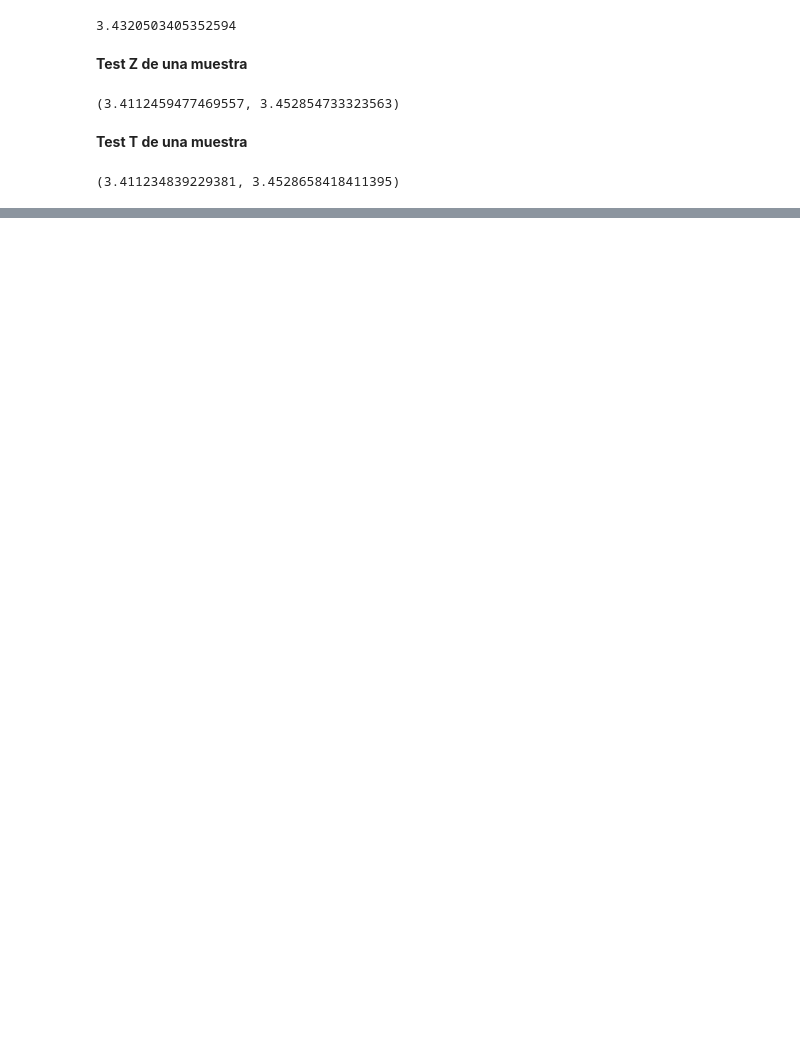
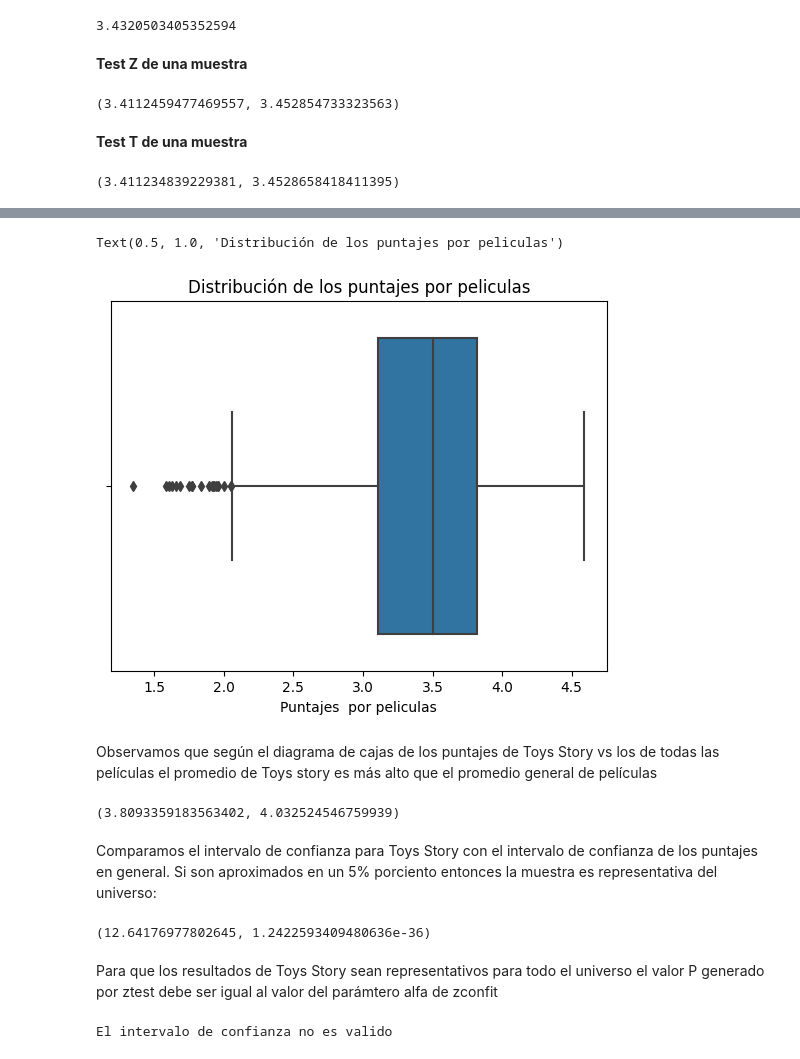
Before and after one commit to JuanPerezMolina/tests_estadisticos_python, a Jupyter notebook: 231028-1_1tests_estadisticos_python.ipynb, the cells around one changed output, grey strips where cells are left out. Cells and saved outputs as stored; diff of their text form; code cells hidden in the pictures; blank space fills up the shorter version.

Commit message:
Test una muestra: problemas con muestras pequeñas

```diff
--- a/231028-1_1tests_estadisticos_python.ipynb
+++ b/231028-1_1tests_estadisticos_python.ipynb
@@ -452,0 +469,35 @@ desc_puntaje_promedio_mas_de_nueve_se.tconfint_mean()
+# %%
+# Diagrama de caja de medidas de distribución de los puntajes de todas las películas
+ax = sns.boxplot(x=puntaje_promedio_mas_de_nueve_se)
+ax.set(xlabel="Puntajes  por peliculas")
+ax.set_title("Distribución de los puntajes por peliculas")
+# %% [output]
+Text(0.5, 1.0, 'Distribución de los puntajes por peliculas')
+[figure, added]
+# %% [markdown]
+Observamos que según el diagrama de cajas de los puntajes de Toys Story vs los de todas las películas el promedio de Toys story es más alto que el promedio general de películas
+# %%
+# Calculamos el intervalo de confianza para la muestra de Toys Story
+zconfint(puntajes_toys_story_df.rating)
+# %% [output]
+(3.8093359183563402, 4.032524546759939)
+# %% [markdown]
+Comparamos el intervalo de confianza para Toys Story con el intervalo de confianza de los puntajes en general. Si son aproximados en un 5% porciento entonces la muestra es representativa del universo:
+# %%
+# Para comparar dos intervalos de confianza usamos el metodo ztest que genera dos valores: el valor T y el valor P
+# Comparamos el intervalo de confianza de Toys Story con el intervalo de confianza del universo (todas las peliculas)
+from statsmodels.stats.weightstats import ztest
+ztest(puntajes_toys_story_df.rating, puntaje_promedio_mas_de_nueve_se)
+# %% [output]
+(12.64176977802645, 1.2422593409480636e-36)
+# %% [markdown]
+Para que los resultados de Toys Story sean representativos para todo el universo el valor P generado por ztest debe ser igual al valor del parámtero alfa de zconfit
+# %%
+stat, p = ztest(puntajes_toys_story_df.rating, puntaje_promedio_mas_de_nueve_se)
+
+if p == 0.05:
+  print("El intervalo de confianza es valido")
+else:
+  print("El intervalo de confianza no es valido")
+# %% [output]
+El intervalo de confianza no es valido
```
Also changed, not shown: parts of 19 cells of this notebook.
